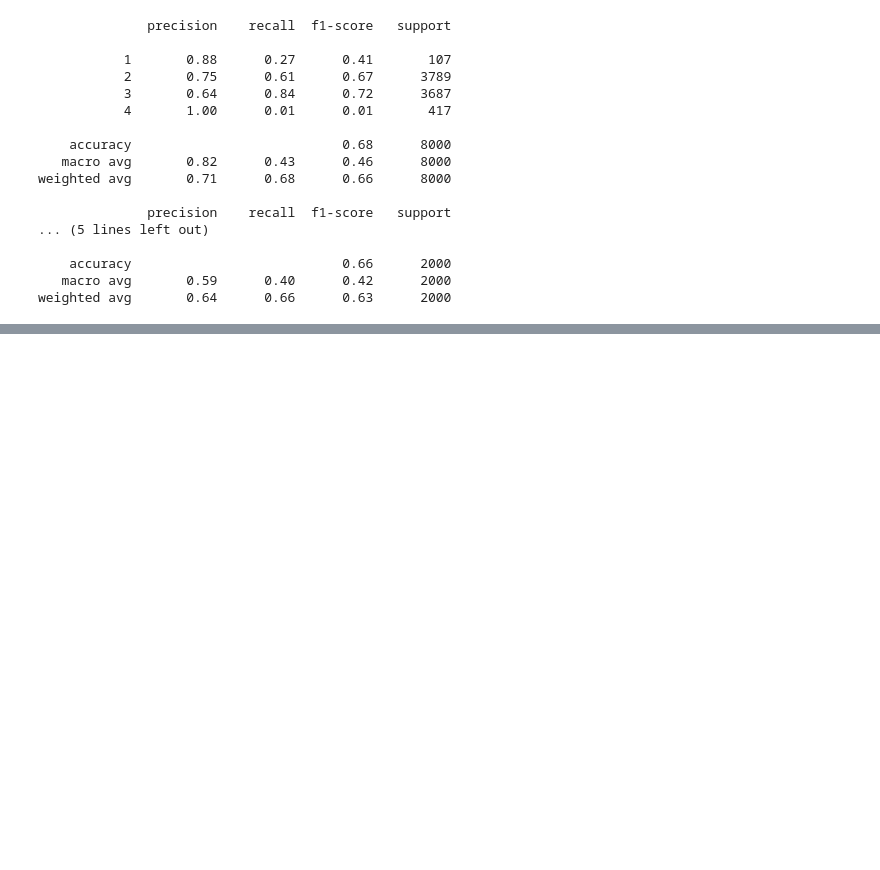
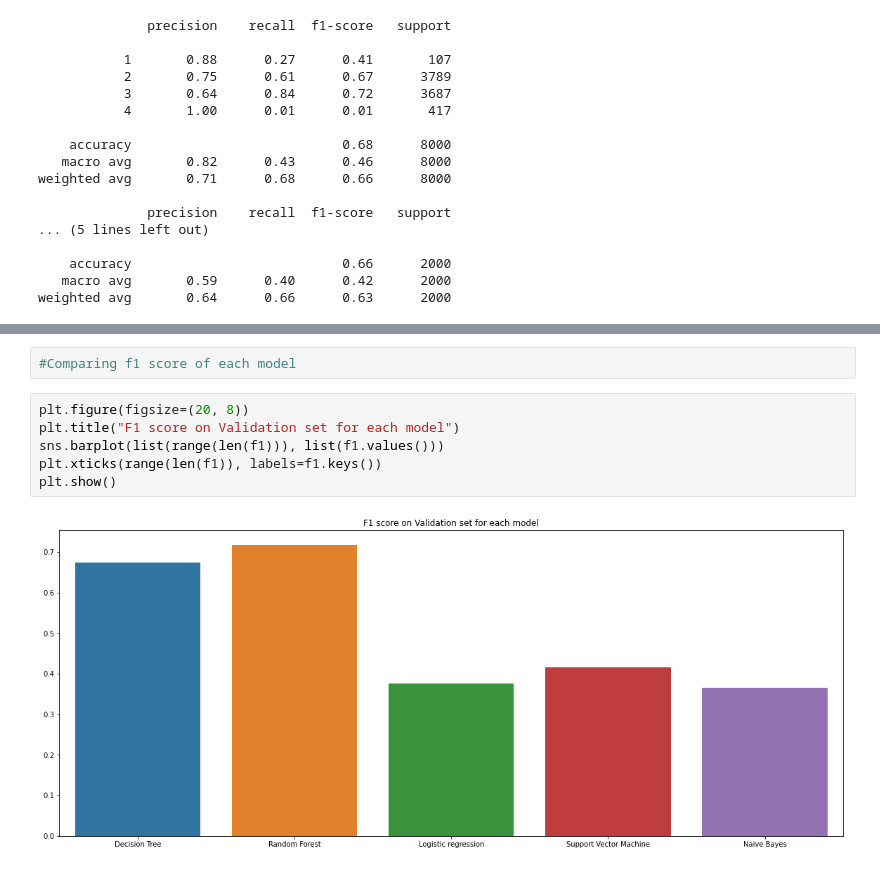
Before and after one commit to shiva-lab/CMPE-255_Final_Project, a Jupyter notebook: feature_engineering_1.ipynb, the cells around one changed output, grey strips where cells are left out. Drawn from its saved outputs; the diff is of its cells as text; blank space fills up the shorter version.

```diff
--- a/feature_engineering_1.ipynb
+++ b/feature_engineering_1.ipynb
@@ -786,0 +768,10 @@ accuracy: 0.656
+# %%
+#Comparing f1 score of each model
+# %%
+plt.figure(figsize=(20, 8))
+plt.title("F1 score on Validation set for each model")
+sns.barplot(list(range(len(f1))), list(f1.values()))
+plt.xticks(range(len(f1)), labels=f1.keys())
+plt.show()
+# %% [output]
+[figure, added]
```
Also changed, not shown: parts of 16 cells of this notebook.
